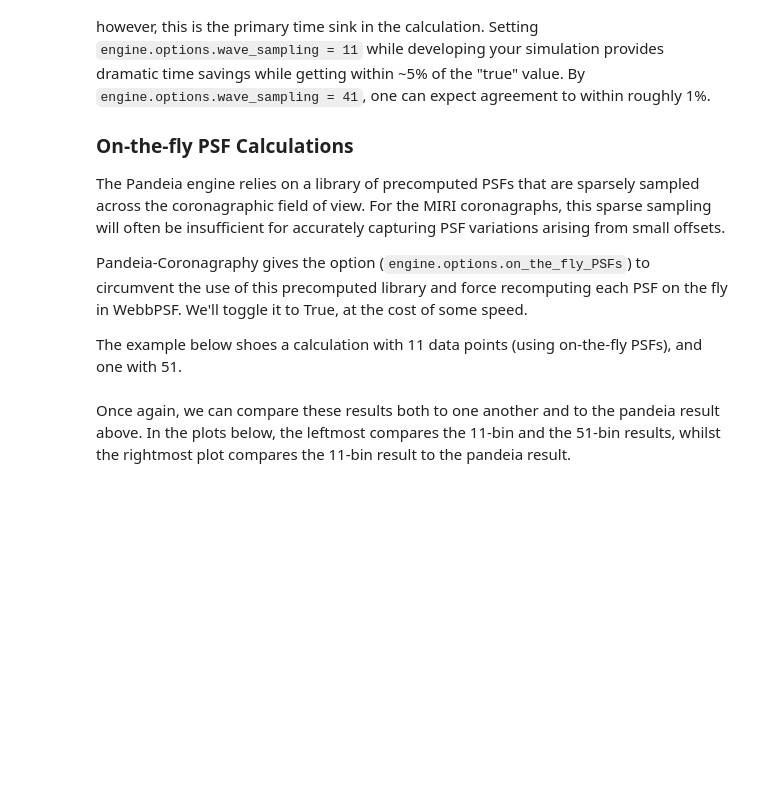
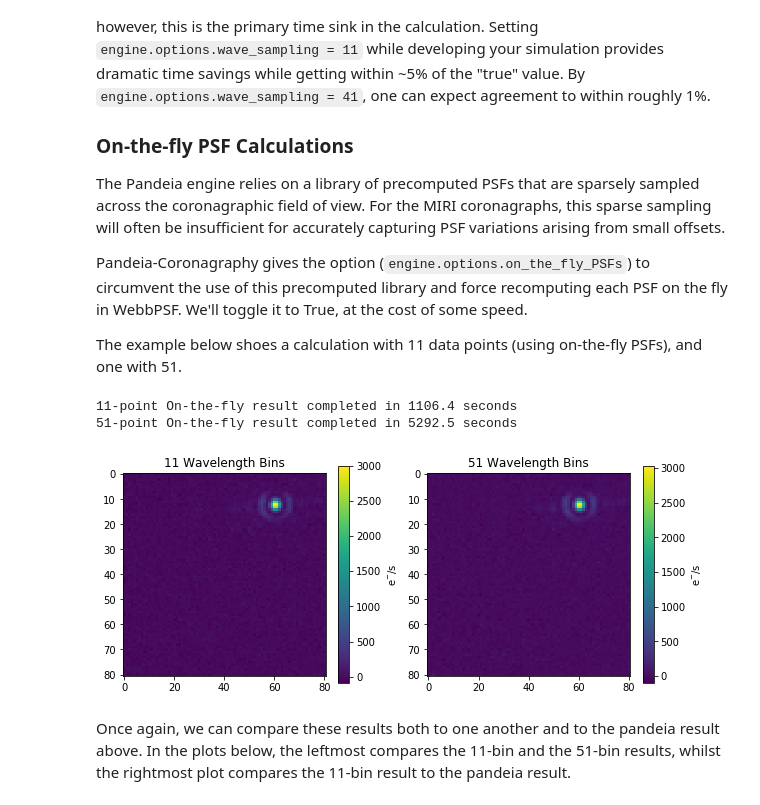
Before and after one commit to spacetelescope/pandeia-coronagraphy, a Jupyter notebook: notebooks/miri_pandeia_pancake.ipynb, the cells around one changed output. Saved outputs shown, nothing was run; the diff lists cells and outputs as text; code cells hidden in the pictures; blank space fills up the shorter version.

```diff
--- a/notebooks/miri_pandeia_pancake.ipynb
+++ b/notebooks/miri_pandeia_pancake.ipynb
@@ -145,29 +151,40 @@
 
 The example below shoes a calculation with 11 data points (using on-the-fly PSFs), and one with 51.
 # %%
-engine.options.on_the_fly_PSFs = True
+# Store the existing option values
+pancake_options = pancake.engine.options
+pancake_options.save_options()
+
+pancake_options.on_the_fly_PSFs = True
 
 start_11 = time.time()
-engine.options.wave_sampling = 11
-pancake_result_11 = engine.calculate_subtracted(config)
+pancake_options.wave_sampling = 11
+pancake_result_11 = pancake.engine.calculate_subtracted(config)
 subtracted_slope_11 = pancake_result_11['subtracted']
 print("11-point On-the-fly result completed in {:.1f} seconds".format(time.time() - start_11))
 
 start_51 = time.time()
-engine.options.wave_sampling = 51
-pancake_result_51 = engine.calculate_subtracted(config)
+pancake_options.wave_sampling = 51
+pancake_result_51 = pancake.engine.calculate_subtracted(config)
 subtracted_slope_51 = pancake_result_51['subtracted']
 print("51-point On-the-fly result completed in {:.1f} seconds".format(time.time() - start_51))
+
+# Restore initial option values
+pancake_options.restore_options()
 
 plt.figure(figsize=(10,4))
 plt.subplot(121)
 plt.imshow(subtracted_slope_11)
 plt.title('11 Wavelength Bins')
 plt.colorbar().set_label('e$^{-}$/s')
 plt.subplot(122)
 plt.imshow(subtracted_slope_51)
 plt.title('51 Wavelength Bins')
 plt.colorbar().set_label('e$^{-}$/s')
+# %% [output]
+11-point On-the-fly result completed in 1106.4 seconds
+51-point On-the-fly result completed in 5292.5 seconds
+[figure, added]
 # %% [markdown]
 Once again, we can compare these results both to one another and to the pandeia result above. In the plots below, the leftmost compares the 11-bin and the 51-bin results, whilst the rightmost plot compares the 11-bin result to the pandeia result.
 # %%
```
Also changed, not shown: parts of 17 cells of this notebook, 2 other files.
